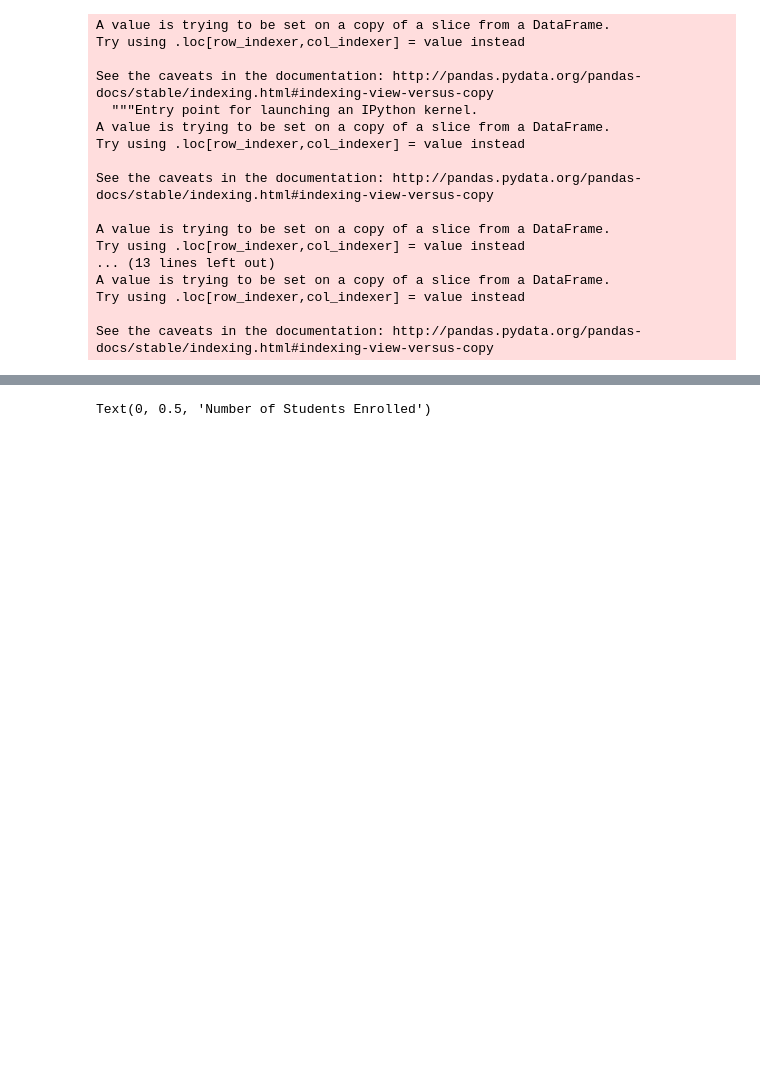
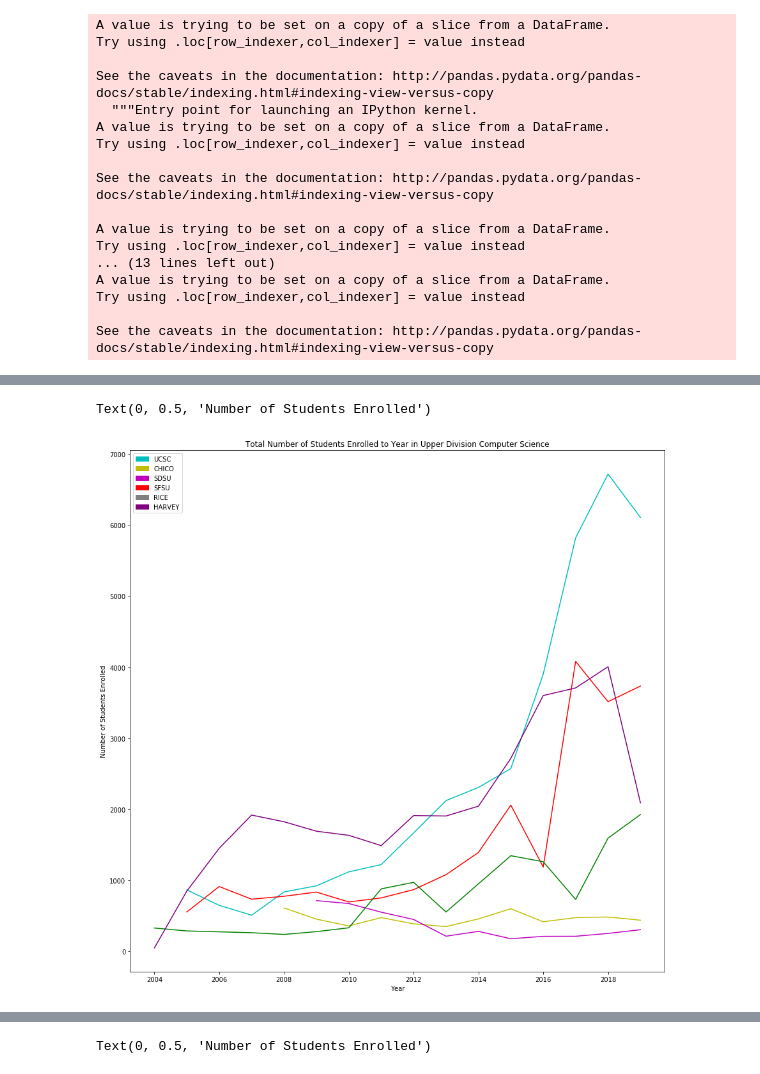
Before and after one commit to Tcbowen/CSE-184, a Jupyter notebook: Data_Jeff.ipynb, the cells around one changed output, grey strips where cells are left out. Drawn from its saved outputs; the diff is of its cells as text; code cells hidden in the pictures; blank space fills up the shorter version.

```diff
--- a/Data_Jeff.ipynb
+++ b/Data_Jeff.ipynb
@@ -479,2 +520,34 @@ Text(0, 0.5, 'Number of Students Enrolled')
+# %%
+fig, axes = plt.subplots(1,1, figsize=(15,15))
+
+df_ucsc_upper = df_ucsc_upper[df_ucsc_upper['num_people_enrolled'] >= 3]
+df_chico_upper = df_chico_upper[df_chico_upper['num_people_enrolled'] >= 3]
+df_sdsu_upper = df_sdsu_upper[df_sdsu_upper['num_people_enrolled'] >= 3]
+df_sfsu_upper = df_sfsu_upper[df_sfsu_upper['num_people_enrolled'] >= 3]
+df_harvey_upper = df_harvey_upper[df_harvey_upper['num_people_enrolled'] >= 3]
+df_rice_upper = df_rice_upper[df_rice_upper['num_people_enrolled'] >= 3]
+
+
+axes.plot(df_ucsc_upper['year'].unique(), avg_sum(df_ucsc_upper, to_avg = 'year'), 'c-')
+axes.plot(df_chico_upper['year'].unique(), avg_sum(df_chico_upper, to_avg = 'year'), 'y-')
+axes.plot(df_sdsu_upper['year'].unique(), avg_sum(df_sdsu_upper, to_avg = 'year'), 'm-')
+axes.plot(df_sfsu_upper['year'].unique(), avg_sum(df_sfsu_upper, to_avg = 'year'), 'r-')
+axes.plot(df_harvey_upper['year'].unique(), avg_sum(df_harvey_upper, to_avg = 'year'), 'g-')
+axes.plot(df_rice_upper['year'].unique(), avg_sum(df_rice_upper, to_avg = 'year'), 'purple')
+
+ucsc_patch = mpatches.Patch(color='c', label='UCSC')
+chico_patch = mpatches.Patch(color='y', label='CHICO')
+sdsu_patch = mpatches.Patch(color='m', label='SDSU')
+sfsu_patch = mpatches.Patch(color='r', label='SFSU')
+rice_patch = mpatches.Patch(color = 'grey', label = 'RICE')
+harvey_patch = mpatches.Patch(color = 'purple', label  = 'HARVEY')
+plt.legend(handles=[ucsc_patch, chico_patch, sdsu_patch, sfsu_patch, rice_patch, harvey_patch])
+
+axes.set_title('Total Number of Students Enrolled to Year in Upper Division Computer Science')
+axes.set_xlabel('Year')
+axes.set_ylabel('Number of Students Enrolled')
+# %% [output]
+Text(0, 0.5, 'Number of Students Enrolled')
+[figure, added]
 # %%
 fig, axes = plt.subplots(1,1, figsize=(15,15))
```
Also changed, not shown: parts of 6 cells of this notebook, 1 other file.
